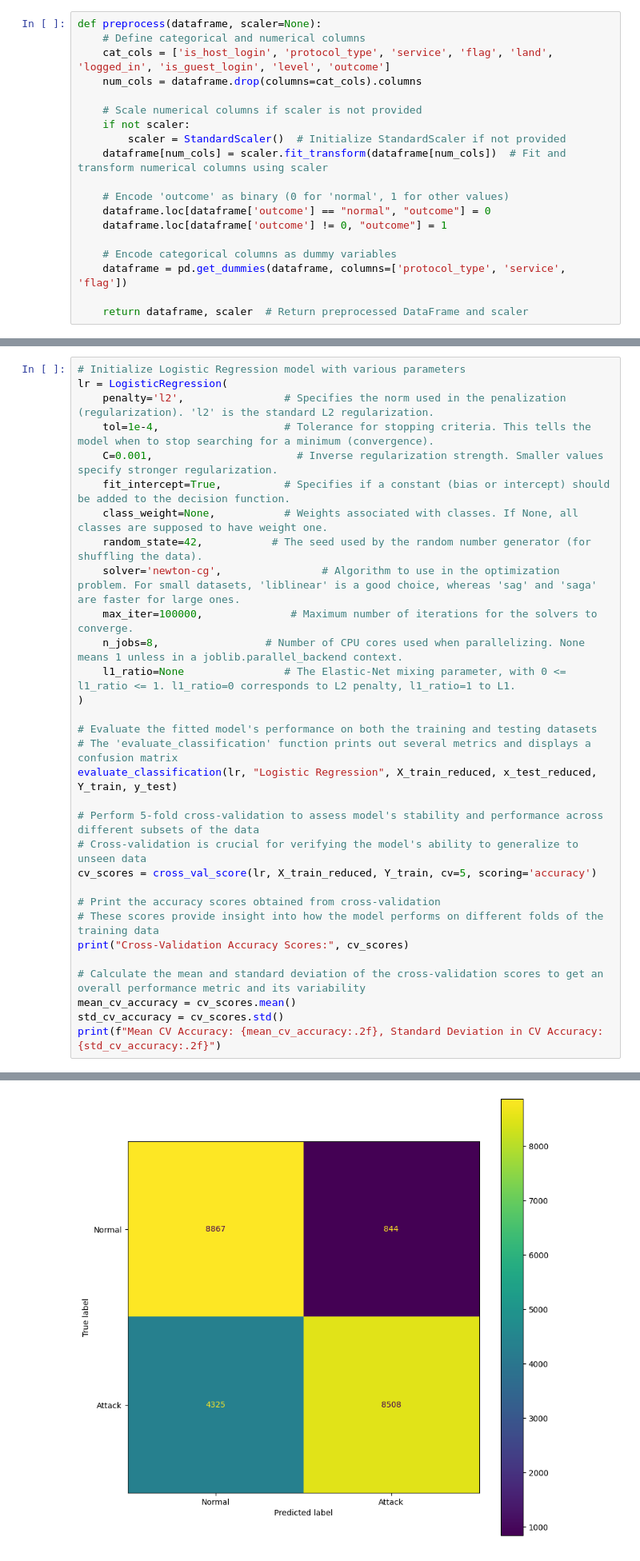
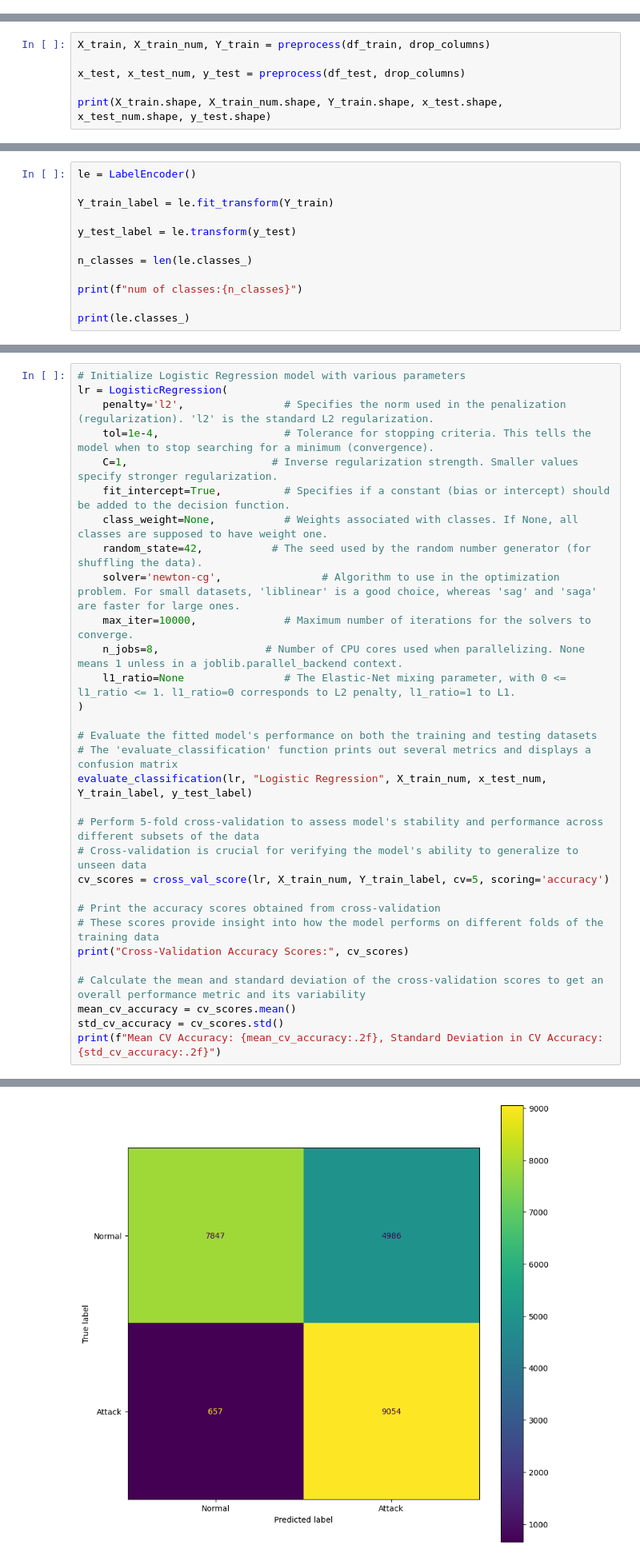
Before and after one commit to andypc93/cyber-sentry, a Jupyter notebook: back-end/CyberSentry_Notebook.ipynb, the cells around one changed output, grey strips where cells are left out. Shown at 80% size. Drawn from its saved outputs; the diff is of its cells as text.

```diff
--- a/back-end/CyberSentry_Notebook.ipynb
+++ b/back-end/CyberSentry_Notebook.ipynb
@@ -205,22 +309,3 @@ df_test.head()
 | 2 | 2 | tcp | ftp_data | SF | 12983 | 0 | 0 | 0 | 0 | ... |
 | 3 | 0 | icmp | eco_i | SF | 20 | 0 | 0 | 0 | 0 | ... |
 | 4 | 1 | tcp | telnet | RSTO | 0 | 15 | 0 | 0 | 0 | ... |
-# %%
-def preprocess(dataframe, scaler=None):
-    # Define categorical and numerical columns
-    cat_cols = ['is_host_login', 'protocol_type', 'service', 'flag', 'land', 'logged_in', 'is_guest_login', 'level', 'outcome']
-    num_cols = dataframe.drop(columns=cat_cols).columns
-
-    # Scale numerical columns if scaler is not provided
-    if not scaler:
-        scaler = StandardScaler()  # Initialize StandardScaler if not provided
-    dataframe[num_cols] = scaler.fit_transform(dataframe[num_cols])  # Fit and transform numerical columns using scaler
-
-    # Encode 'outcome' as binary (0 for 'normal', 1 for other values)
-    dataframe.loc[dataframe['outcome'] == "normal", "outcome"] = 0
-    dataframe.loc[dataframe['outcome'] != 0, "outcome"] = 1
-
-    # Encode categorical columns as dummy variables
-    dataframe = pd.get_dummies(dataframe, columns=['protocol_type', 'service', 'flag'])
-
-    return dataframe, scaler  # Return preprocessed DataFrame and scaler
@@ -332,0 +334,6 @@ plt.show()
+# %%
+X_train, X_train_num, Y_train = preprocess(df_train, drop_columns)
+
+x_test, x_test_num, y_test = preprocess(df_test, drop_columns)
+
+print(X_train.shape, X_train_num.shape, Y_train.shape, x_test.shape, x_test_num.shape, y_test.shape)
@@ -332,0 +342,12 @@ plt.show()
+# %%
+le = LabelEncoder()
+
+Y_train_label = le.fit_transform(Y_train)
+
+y_test_label = le.transform(y_test)
+
+n_classes = len(le.classes_)
+
+print(f"num of classes:{n_classes}")
+
+print(le.classes_)
@@ -372,23 +396,23 @@ def evaluate_classification(model, name, X_train, X_test, y_train, y_test):
 lr = LogisticRegression(
     penalty='l2',                # Specifies the norm used in the penalization (regularization). 'l2' is the standard L2 regularization.
     tol=1e-4,                    # Tolerance for stopping criteria. This tells the model when to stop searching for a minimum (convergence).
-    C=0.001,                       # Inverse regularization strength. Smaller values specify stronger regularization.
+    C=1,                       # Inverse regularization strength. Smaller values specify stronger regularization.
     fit_intercept=True,          # Specifies if a constant (bias or intercept) should be added to the decision function.
     class_weight=None,           # Weights associated with classes. If None, all classes are supposed to have weight one.
     random_state=42,           # The seed used by the random number generator (for shuffling the data).
     solver='newton-cg',                # Algorithm to use in the optimization problem. For small datasets, 'liblinear' is a good choice, whereas 'sag' and 'saga' are faster for large ones.
-    max_iter=100000,              # Maximum number of iterations for the solvers to converge.
+    max_iter=10000,              # Maximum number of iterations for the solvers to converge.
     n_jobs=8,                 # Number of CPU cores used when parallelizing. None means 1 unless in a joblib.parallel_backend context.
     l1_ratio=None                # The Elastic-Net mixing parameter, with 0 <= l1_ratio <= 1. l1_ratio=0 corresponds to L2 penalty, l1_ratio=1 to L1.
 )
 
 # Evaluate the fitted model's performance on both the training and testing datasets
 # The 'evaluate_classification' function prints out several metrics and displays a confusion matrix
-evaluate_classification(lr, "Logistic Regression", X_train_reduced, x_test_reduced, Y_train, y_test)
+evaluate_classification(lr, "Logistic Regression", X_train_num, x_test_num, Y_train_label, y_test_label)
 
 # Perform 5-fold cross-validation to assess model's stability and performance across different subsets of the data
 # Cross-validation is crucial for verifying the model's ability to generalize to unseen data
-cv_scores = cross_val_score(lr, X_train_reduced, Y_train, cv=5, scoring='accuracy')
+cv_scores = cross_val_score(lr, X_train_num, Y_train_label, cv=5, scoring='accuracy')
 
 # Print the accuracy scores obtained from cross-validation
 # These scores provide insight into how the model performs on different folds of the training data
@@ -408 +432 @@ Test Recall Logistic Regression: 78.80%
-[figure, old version]
+[figure, new version]
```
Also changed, not shown: parts of 43 cells of this notebook.
